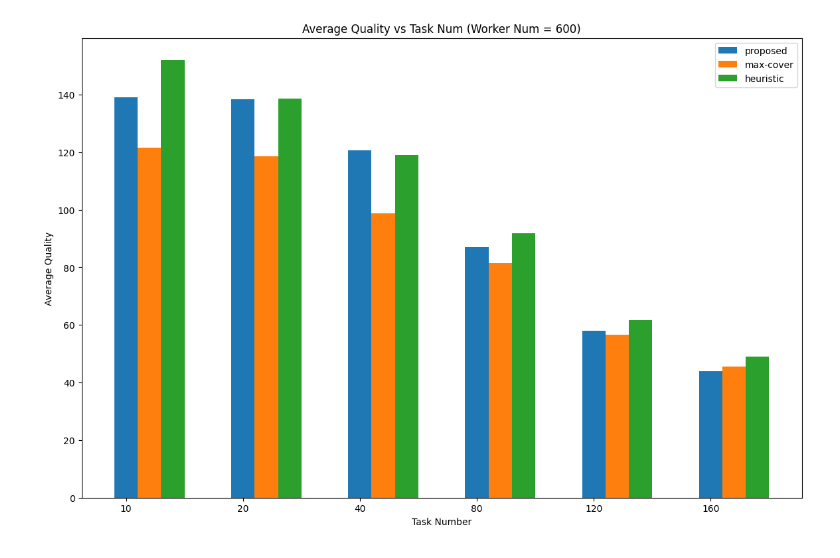
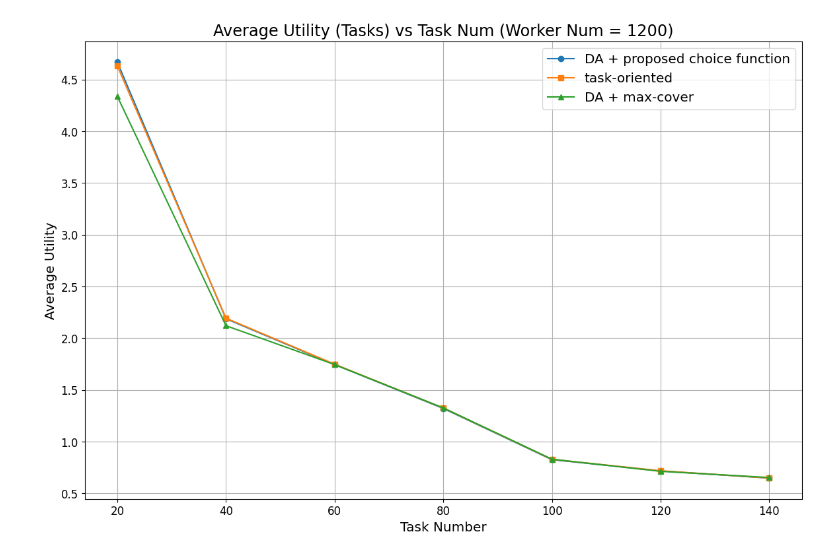
Before and after one commit to braisedp/CCTA, a Jupyter notebook: experiment/estimate_result.ipynb, the cells around one changed output. Drawn from its saved outputs; the diff is of its cells as text; code cells hidden in the pictures.

```diff
--- a/experiment/estimate_result.ipynb
+++ b/experiment/estimate_result.ipynb
@@ -37,32 +39,35 @@ plt.show()
 # %%
-df = pd.read_csv('./result/dash_result_quality.csv')
+worker_num = 1200
+df = pd.read_csv('./result/dash_result.csv')
 df = df[df['worker']== worker_num]
 df2 = df.groupby(['method','task'])['avg-quality'].agg(['mean','max','min']).reset_index()
 import matplotlib.pyplot as plt
 
-methods = ['budget','max-cover','heuristic']
-labels = ['proposed','max-cover','heuristic']
-bar_width = 0.2
+methods = ['budget','heuristic','max-cover',]
+labels = ['DA + proposed choice function','task-oriented','DA + max-cover']
+markers = ['o','s','^']
 
 # 设置位置偏移，以便将直方图居中显示
 bar_positions = range(len(df2['task'].unique()))
 # 绘制折线图
 plt.figure(figsize=(14, 9))
-x_labels = [10,20,40,80,120,160]
-plt.xticks(bar_positions,x_labels)
+x_labels = [20,40,60,80,100,120,140]
+plt.xticks(x_labels,fontsize='large')
+plt.yticks(fontsize='large')
 
 for i,method in enumerate(methods):
     method_data = df2[df2['method'] == method]
     current_bar_positions = [pos + i * bar_width for pos in bar_positions]
-    plt.bar(current_bar_positions, method_data['mean'],width = bar_width,label=labels[i])
+    plt.plot(x_labels,method_data['mean'],marker=markers[i],label=labels[i])
 
 # 添加标签和图例
-plt.xlabel('Task Number')
-plt.ylabel('Average Quality')
-plt.title('Average Quality vs Task Num (Worker Num = {})'.format(worker_num))
-plt.legend()
+plt.xlabel('Task Number',fontsize = 'x-large')
+plt.ylabel('Average Utility',fontsize = 'x-large')
+plt.title('Average Utility (Tasks) vs Task Num (Worker Num = {})'.format(worker_num),fontsize = 'xx-large')
+plt.legend(fontsize='x-large')
 
 # 显示图形
+plt.grid(True)
 plt.show()
 # %% [output]
-[figure, old version]
+[figure, new version]
```
Also changed, not shown: parts of 2 cells of this notebook, 18 other files.
